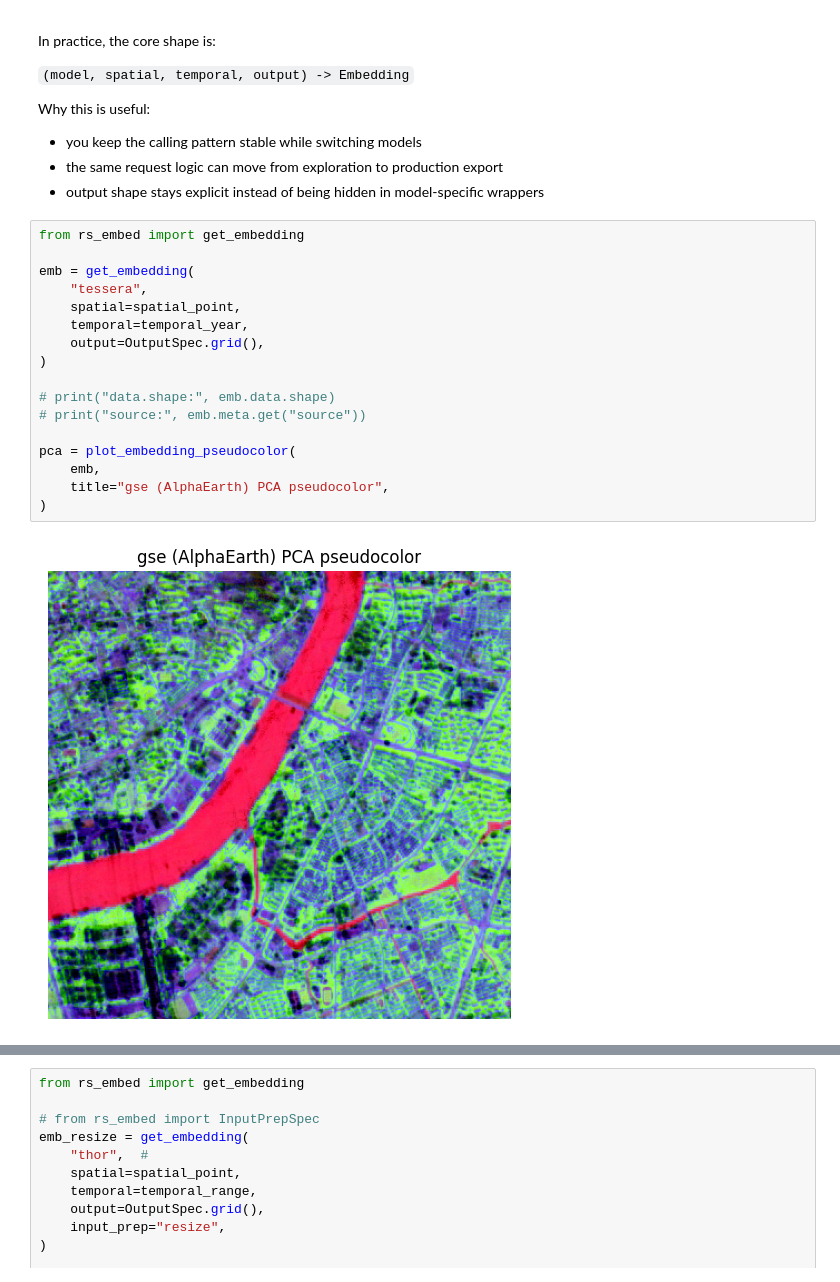
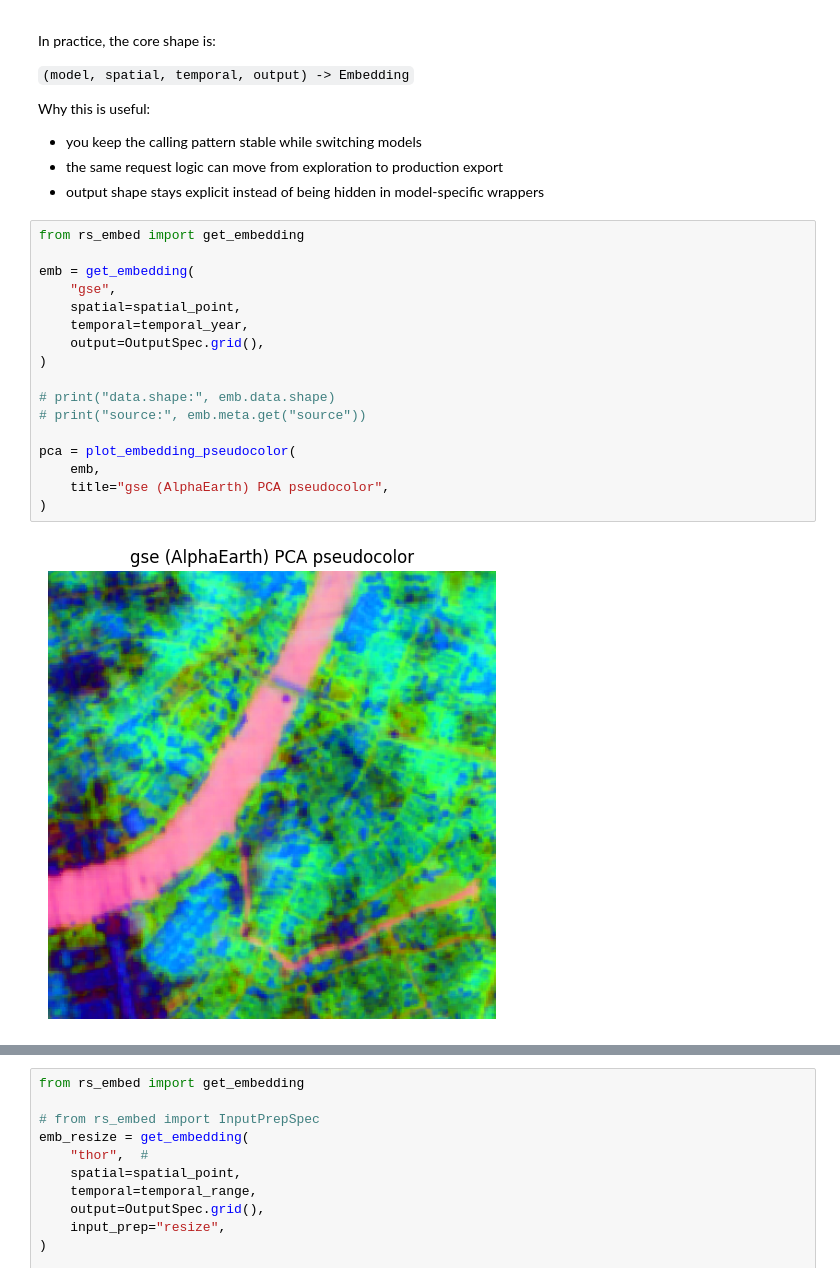
Before and after one commit to amrit110/rs-embed, a Jupyter notebook: examples/playground.ipynb, the cells around one changed output, grey strips where cells are left out. Drawn from its saved outputs; the diff is of its cells as text.

```diff
--- a/examples/playground.ipynb
+++ b/examples/playground.ipynb
@@ -137,22 +137,22 @@ Why this is useful:
 # %%
 from rs_embed import get_embedding
 
 emb = get_embedding(
-    "tessera",
+    "gse",
     spatial=spatial_point,
     temporal=temporal_year,
     output=OutputSpec.grid(),
 )
 
 # print("data.shape:", emb.data.shape)
 # print("source:", emb.meta.get("source"))
 
 pca = plot_embedding_pseudocolor(
     emb,
     title="gse (AlphaEarth) PCA pseudocolor",
 )
 # %% [output]
-[figure, old version]
+[figure, new version]
 # %% [markdown]
 ### 3.2 Change preprocessing without changing the rest of the request
 Different models impose different input-size constraints. `rs-embed` keeps that complexity in one place through `input_prep`.
```
Also changed, not shown: 4 other files.
